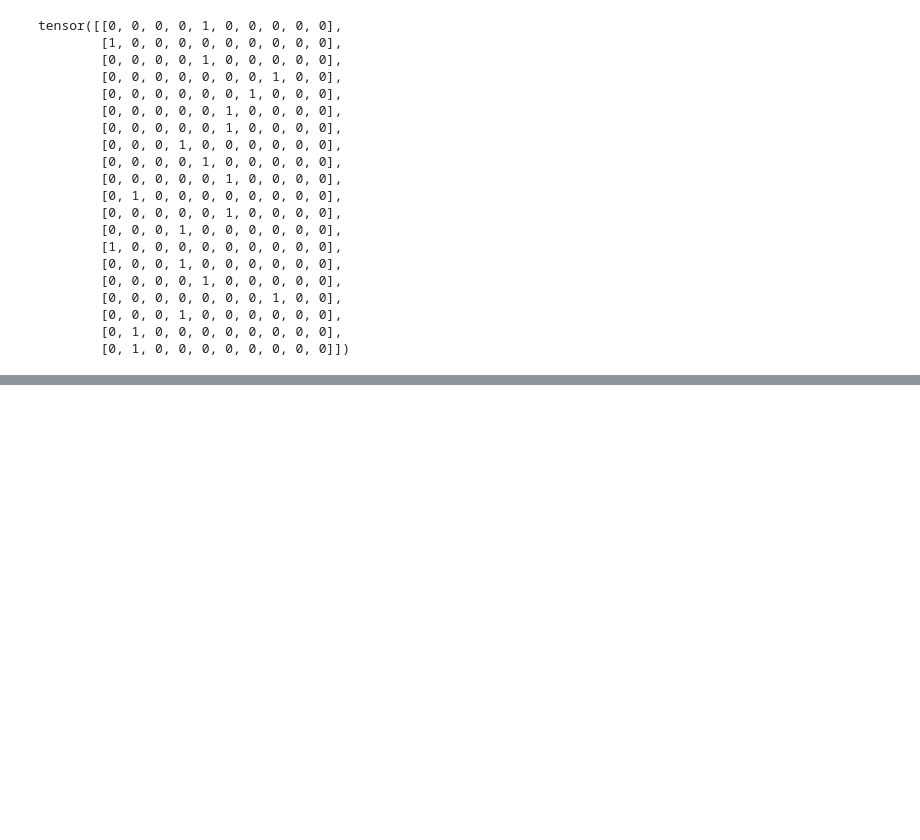
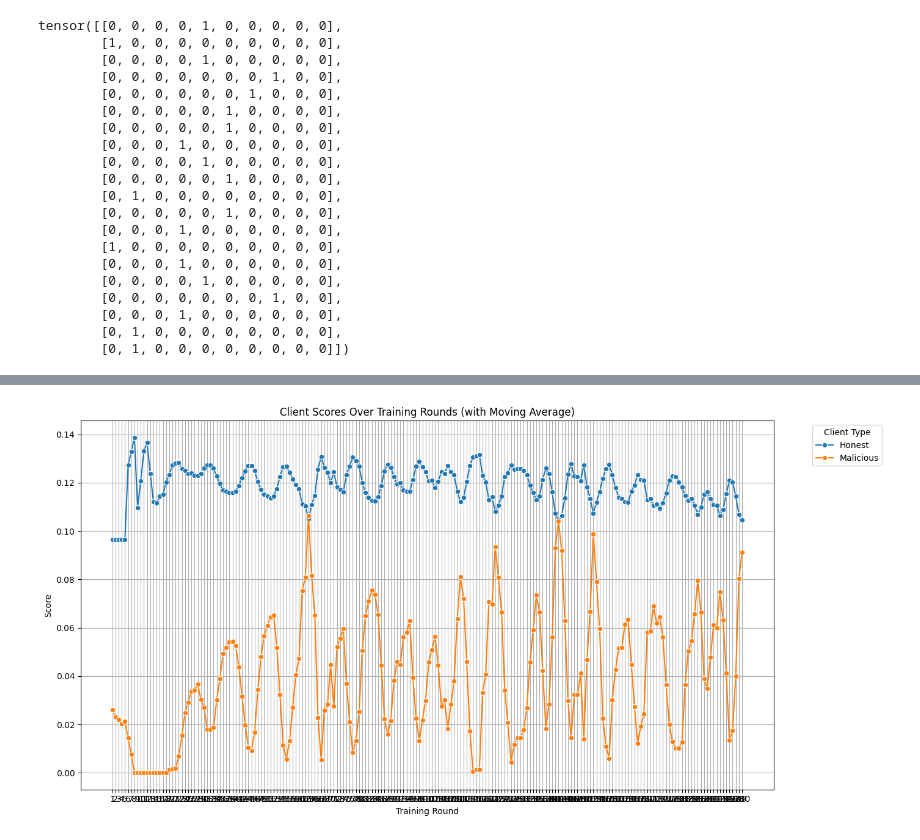
Before and after one commit to dariofenoglio98/CF_FL, a Jupyter notebook: trash.ipynb, the cells around one changed output, grey strips where cells are left out. Saved outputs shown, nothing was run; the diff lists cells and outputs as text; code cells hidden in the pictures; blank space fills up the shorter version.

```diff
--- a/trash.ipynb
+++ b/trash.ipynb
@@ -324,0 +491,77 @@ tensor([[0, 0, 0, 0, 1, 0, 0, 0, 0, 0],
+# %%
+import json
+import pandas as pd
+import seaborn as sns
+import matplotlib.pyplot as plt
+import numpy as np
+
+
+
+# Function to calculate the moving average
+def calculate_moving_average(data, window_size):
+    df = pd.DataFrame(data).T
+    df.fillna(0, inplace=True)
+    moving_averages = df.apply(lambda x: x.rolling(window=window_size, min_periods=1).mean())
+    return moving_averages
+
+# Function to plot the moving average
+def plot_moving_average(args, df_moving_avg, honest_clients, malicious_clients):
+    # Calculate the mean score for honest and malicious clients
+    df_moving_avg['Honest'] = df_moving_avg[honest_clients].mean(axis=1)
+    df_moving_avg['Malicious'] = df_moving_avg[malicious_clients].mean(axis=1)
+
+    # Calculate the standard deviation for confidence interval
+    df_moving_avg['Honest_std'] = df_moving_avg[honest_clients].std(axis=1)
+    df_moving_avg['Malicious_std'] = df_moving_avg[malicious_clients].std(axis=1)
+
+    # Reset index to have a column for 'Round'
+    df_moving_avg.reset_index(inplace=True)
+    df_moving_avg = df_moving_avg.rename(columns={'index': 'Round'})
+
+    # Melt the DataFrame for seaborn
+    df_melted = df_moving_avg.melt(id_vars='Round', value_vars=['Honest', 'Malicious'],
+                                   var_name='Client Type', value_name='Score')
+
+    # Create a new DataFrame for the standard deviation values
+    df_std = df_moving_avg.melt(id_vars='Round', value_vars=['Honest_std', 'Malicious_std'],
+                                var_name='Client Type', value_name='Std')
+
+    # Merge the dataframes to have std values in the same dataframe
+    df_melted['Std'] = df_std['Std']
+
+    # Plotting
+    plt.figure(figsize=(14, 7))
+    sns.lineplot(data=df_melted, x='Round', y='Score', hue='Client Type', ci='sd', marker='o')
+
+    plt.title('Client Scores Over Training Rounds (with Moving Average)')
+    plt.xlabel('Training Round')
+    plt.ylabel('Score')
+    plt.legend(title='Client Type', bbox_to_anchor=(1.05, 1), loc='upper left')
+    plt.grid(True)
+    plt.tight_layout()
+
+    # Save the plot as a high-resolution image for scientific papers
+    plt.savefig(f'client_scores_plot_moving_avg_{args.dataset}_{args.fold}.png', dpi=300)
+    plt.show()
+
+# Separate clients into honest and malicious
+honest_clients = ['1', '2', '3', '4', '5']  # Define your honest client IDs
+malicious_clients = ['101', '102']  # Define your malicious client IDs
+
+# Parameters
+window_size = 3  # Set your desired window size here
+
+# Calculate moving averages
+df_moving_avg = calculate_moving_average(data, window_size)
+
+# Arguments mockup
+class Args:
+    def __init__(self, dataset, fold):
+        self.dataset = dataset
+        self.fold = fold
+
+args = Args(dataset='sample_dataset', fold='1')
+
+# Plot the moving averages
+plot_moving_average(args, df_moving_avg, honest_clients, malicious_clients)
+# %% [output]
@@ -324,0 +571 @@ tensor([[0, 0, 0, 0, 1, 0, 0, 0, 0, 0],
+[figure, added]
```
Also changed, not shown: parts of 11 cells of this notebook, 9 other files.
